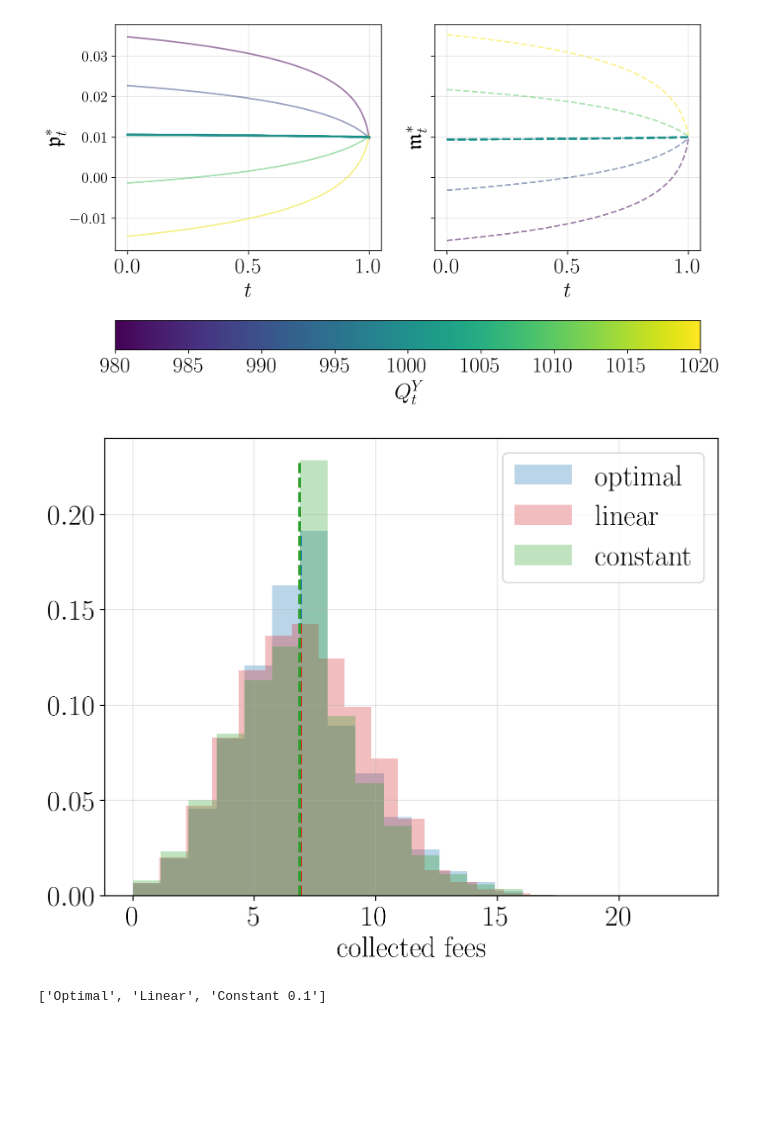
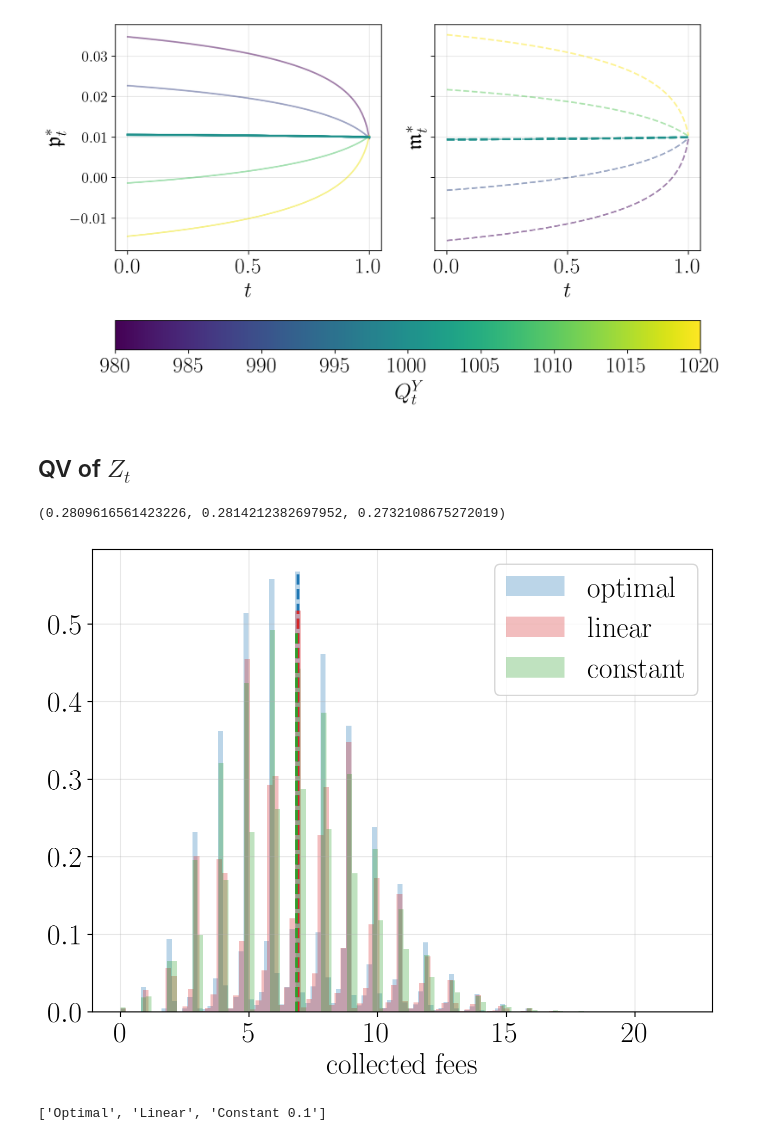
Before and after one commit to leonardobaggiani/amm-fees, a Jupyter notebook: Simulations.ipynb, the cells around one changed output. Drawn from its saved outputs; the diff is of its cells as text; code cells hidden in the pictures; blank space fills up the shorter version.

```diff
--- a/Simulations.ipynb
+++ b/Simulations.ipynb
@@ -189,40 +189,54 @@ plt.show()
 [figure]
 # %%
 seed = 123
-(cash_Opt, quantity_Opt, n_sell_order_Opt, n_buy_order_Opt, min_inventory_Opt, max_inventory_Opt)= AMM.simulate_PnL(nsims = 100000, Nt =1_000, seed= seed,  strategy = "Optimal")
-(cash_Lin, quantity_Lin, n_sell_order_Lin, n_buy_order_Lin, min_inventory_Lin, max_inventory_Lin)= AMM.simulate_PnL(nsims = 100000, Nt =1_000, seed= seed,  strategy = "Linear")
-(cash_Const, quantity_Const, n_sell_order_Const, n_buy_order_Const, min_inventory_Const, max_inventory_Const)= AMM.simulate_PnL(nsims = 100000, seed= seed,  Nt =1_000, c =0.01, strategy = "Constant")
+(cash_Opt, quantity_Opt, n_sell_order_Opt, n_buy_order_Opt, min_inventory_Opt, max_inventory_Opt, traj_y_opt)= AMM.simulate_PnL(nsims = 100000, Nt =1_000, seed= seed,  strategy = "Optimal", return_trajectory=True)
+(cash_Lin, quantity_Lin, n_sell_order_Lin, n_buy_order_Lin, min_inventory_Lin, max_inventory_Lin, traj_y_lin)= AMM.simulate_PnL(nsims = 100000, Nt =1_000, seed= seed,  strategy = "Linear", return_trajectory=True)
+(cash_Const, quantity_Const, n_sell_order_Const, n_buy_order_Const, min_inventory_Const, max_inventory_Const, traj_y_const)= AMM.simulate_PnL(nsims = 100000, seed= seed,  Nt =1_000, c =0.01, strategy = "Constant", return_trajectory=True)
+# %% [markdown]
+## QV of $Z_t$
+# %%
+Zopt = -AMM.der_level_fct(traj_y_opt)
+Zlin = -AMM.der_level_fct(traj_y_lin)
+Zcons = -AMM.der_level_fct(traj_y_const)
+
+QVopt = np.sum(np.diff(Zopt,axis=1)**2,axis=1)
+QVlin = np.sum(np.diff(Zlin,axis=1)**2,axis=1)
+QVconst = np.sum(np.diff(Zcons,axis=1)**2,axis=1)
+
+np.mean(QVopt), np.mean(QVlin), np.mean(QVconst)
+# %% [output]
+(0.2809616561423226, 0.2814212382697952, 0.2732108675272019)
 # %%
 import seaborn as sns
 # %%
 # Create figure and axis
 fig, ax = plt.subplots(figsize=(8, 6))
 
 # Define colors and labels
 datasets = {
     "optimal": ("tab:blue", r"$\mathrm{optimal}$" ,cash_Opt),
     "linear": ("tab:red",r"$\mathrm{linear}$", cash_Lin),
     "constant": ("tab:green",r"$\mathrm{constant}$", cash_Const),
 }
 
 # Plot histograms and mean lines
 for _, (color, label, data) in datasets.items():
-    counts, bins, _ = ax.hist(data, bins=20, alpha=0.3, color=color, density=True, label=label)
+    counts, bins, _ = ax.hist(data, bins=100, alpha=0.3, color=color, density=True, label=label)
     ax.vlines(np.mean(data), ymin=0, ymax=max(counts), color=color, linestyle="--", linewidth=2)
 
 # Labels and title
 ax.set_xlabel(r"$\mathrm{collected}~\mathrm{fees}$", fontsize = fs)
 ax.legend(fontsize = fs)
 plt.grid(alpha=0.3)
 plt.xticks(fontsize=fs)
 plt.yticks(fontsize=fs)
 
 plt.savefig('figures/Grid Equispaced in y/Histogram_Revenue.pdf', format="pdf", dpi=dpi)
 
 # Show plot
 plt.show()
 # %% [output]
-[figure, old version]
+[figure, new version]
 # %%
 Fees = ["Optimal", "Linear", "Constant 0.1"]
 Revenue = [np.mean(cash_Opt),np.mean(cash_Lin),np.mean(cash_Const)]
```
Also changed, not shown: parts of 16 cells of this notebook.
